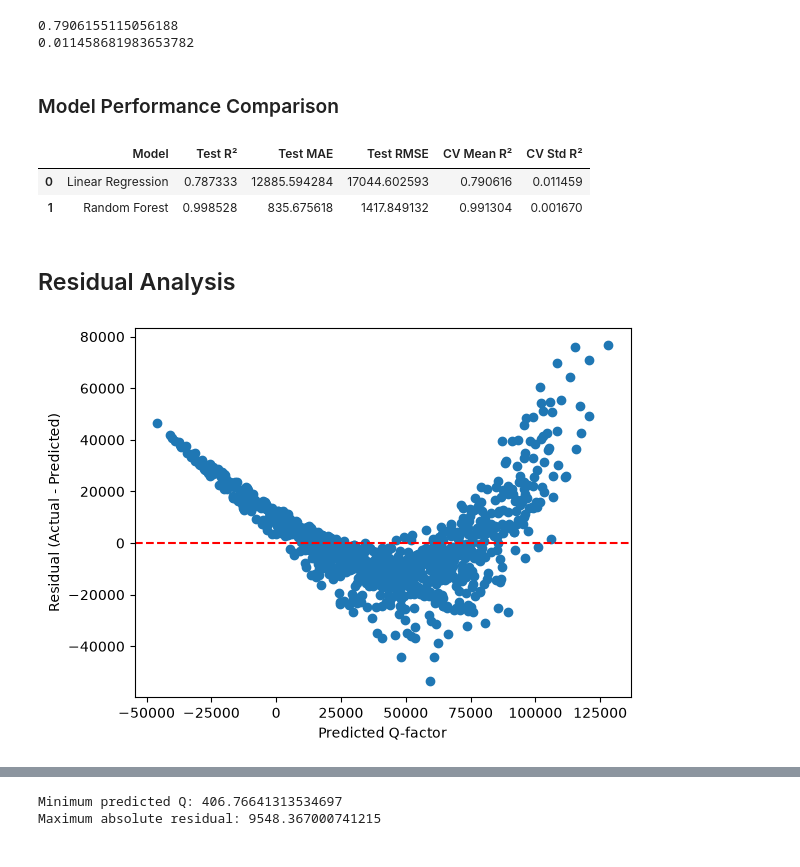
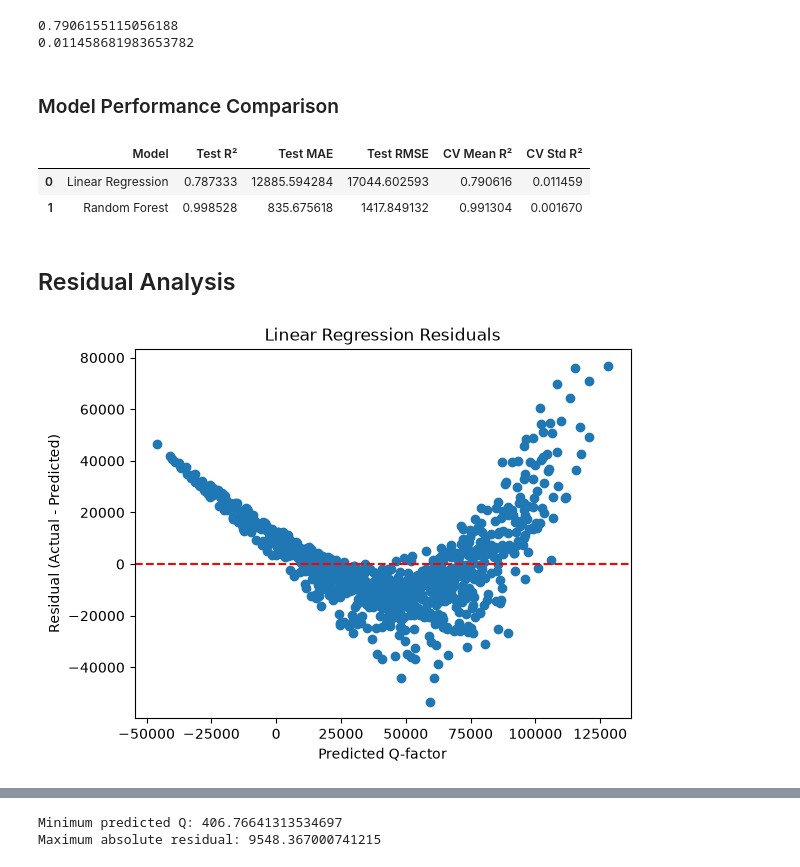
Before and after one commit to Seabass03/microresonator-qfactor-ml, a Jupyter notebook: microresonator_analysis.ipynb, the cells around one changed output, grey strips where cells are left out. Saved outputs shown, nothing was run; the diff lists cells and outputs as text; code cells hidden in the pictures.

Commit message:
Residuals Conclusions

```diff
--- a/microresonator_analysis.ipynb
+++ b/microresonator_analysis.ipynb
@@ -150,8 +150,6 @@ Approximately 1.93% of resonators have Q-factors that exceed 150,000
 # %% [markdown]
 Using the resonance wavelength equation we find:
 # %%
-df.columns = df.columns.str.strip()
-
 (df["Q FACTOR"] * df["FWHM [nm]"]).describe()
 # %% [output]
 count    4718.000000
@@ -380,6 +378,8 @@ print(cv_scores_lr.std())
 # %% [output]
 0.7906155115056188
 0.011458681983653782
+# %% [markdown]
+### Model Performance Comparison
 # %%
 comparison_df = pd.DataFrame({
     "Model": ["Linear Regression", "Random Forest"],
@@ -389,25 +389,23 @@ comparison_df = pd.DataFrame({
     "CV Mean R²": [cv_scores_lr.mean(), cv_scores_rf.mean()],
     "CV Std R²": [cv_scores_lr.std(), cv_scores_rf.std()]
 })
+comparison_df
+# %% [output]
+|  | Model | Test R² | Test MAE | Test RMSE | CV Mean R² | CV Std R² |
+| 0 | Linear Regression | 0.787333 | 12885.594284 | 17044.602593 | 0.790616 | 0.011459 |
+| 1 | Random Forest | 0.998528 | 835.675618 | 1417.849132 | 0.991304 | 0.001670 |
-# %% [markdown]
-### Model Performance Comparison
-# %%
-comparison_df
-# %% [output]
-|  | Model | Test R² | Test MAE | Test RMSE | CV Mean R² | CV Std R² |
-| 0 | Linear Regression | 0.787333 | 12885.594284 | 17044.602593 | 0.790616 | 0.011459 |
-| 1 | Random Forest | 0.998528 | 835.675618 | 1417.849132 | 0.991304 | 0.001670 |
 # %% [markdown]
 ## Residual Analysis
 # %%
 residuals_lr = y_test - y_pred
 plt.scatter(y_pred, residuals_lr)
+plt.title("Linear Regression Residuals")
 plt.axhline(y=0, color="red", linestyle="--")
 plt.xlabel("Predicted Q-factor")
 plt.ylabel("Residual (Actual - Predicted)")
 plt.show()
 # %% [output]
-[figure, old version]
+[figure, new version]
 # %%
 residuals_rf = y_test - y_pred_rf
 plt.scatter(y_pred_rf, residuals_rf)
```
Also changed, not shown: parts of 2 cells of this notebook.
